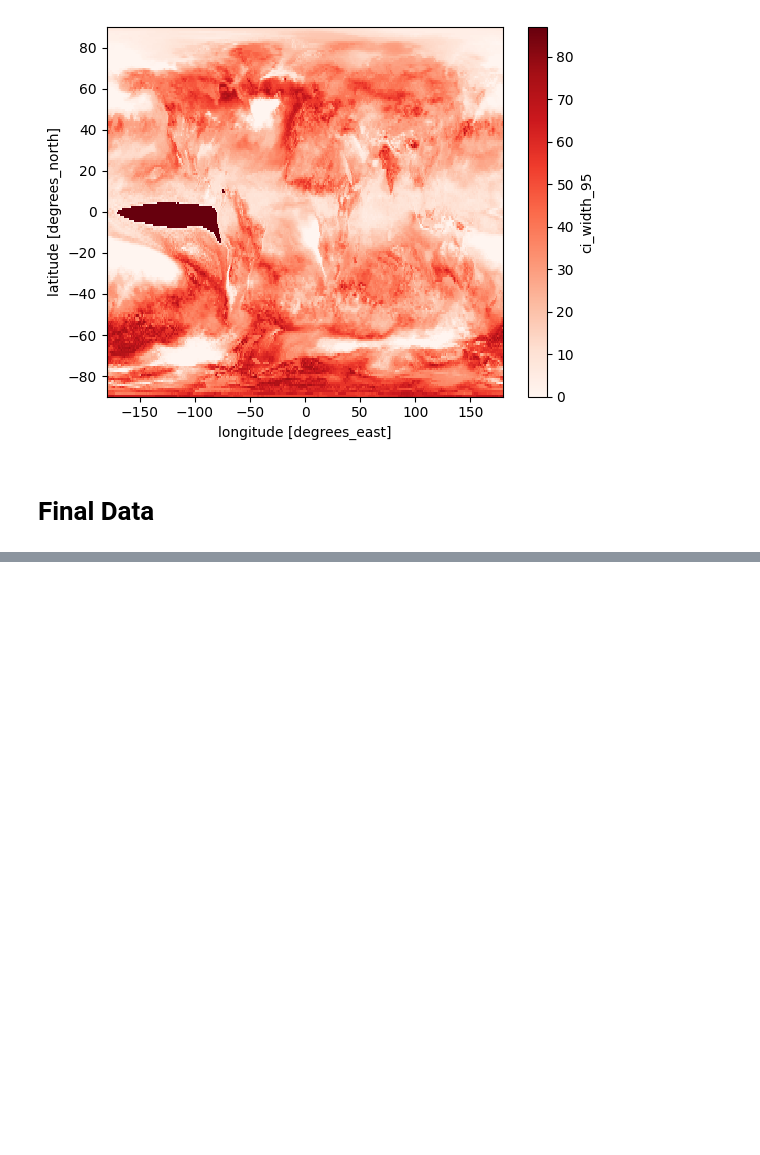
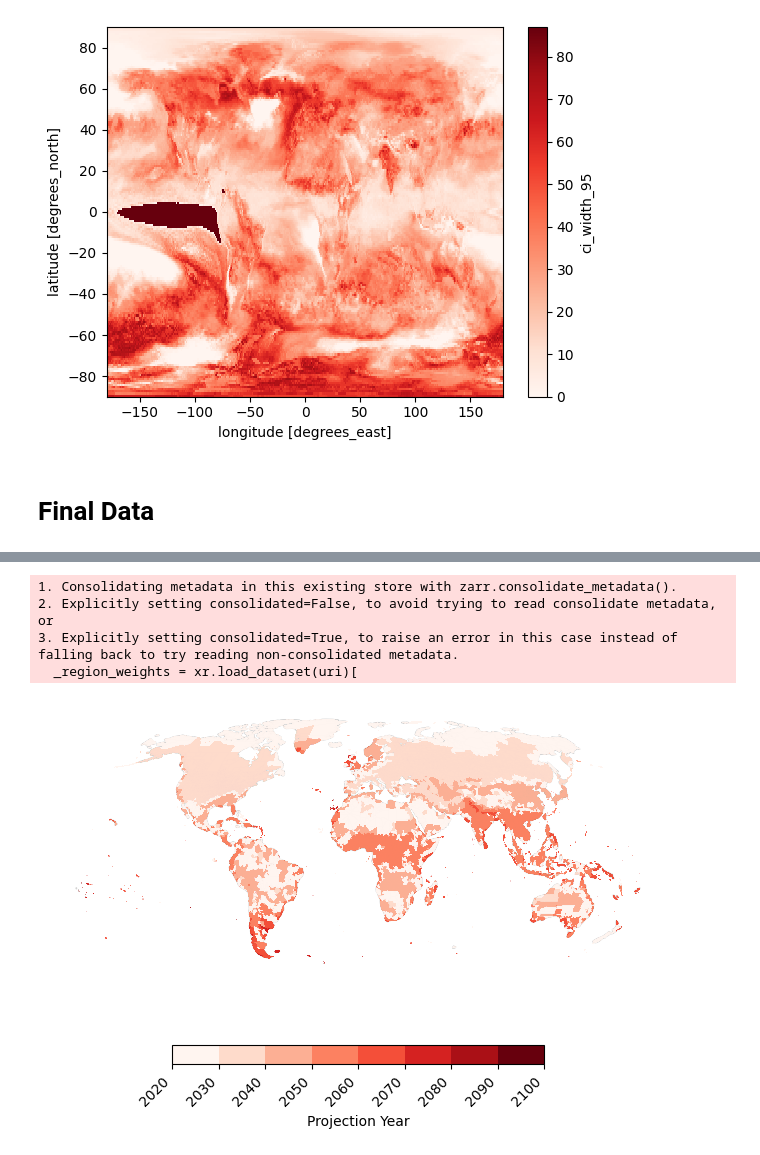
Before and after one commit to ClimateImpactLab/poreallas, a Jupyter notebook: analysis/a06_postcard_map.ipynb, the cells around one changed output, grey strips where cells are left out. Drawn from its saved outputs; the diff is of its cells as text; code cells hidden in the pictures; blank space fills up the shorter version.

```diff
--- a/analysis/a06_postcard_map.ipynb
+++ b/analysis/a06_postcard_map.ipynb
@@ -327,0 +418,15 @@ fig.savefig("2607_combined_spread_postcard", dpi=600, bbox_inches="tight")
+# %%
+ds2 = forecast['t2m']*0+1.5
+in_range = (ds2 >= decade_min) & (ds2 <= decade_max)
+below = ds2 < decade_min.min('decade')
+above = ds2 > decade_max.max('decade')
+
+mode_decade = in_range.where(in_range ==True).idxmin('decade').compute()
+
+da = xr.where(below, 2020, xr.where(above, 2110, mode_decade)).compute()
+data_ir = isku_utils.grid_to_ir(da)
+# %% [output]
+1. Consolidating metadata in this existing store with zarr.consolidate_metadata().
+2. Explicitly setting consolidated=False, to avoid trying to read consolidate metadata, or
+3. Explicitly setting consolidated=True, to raise an error in this case instead of falling back to try reading non-consolidated metadata.
+  _region_weights = xr.load_dataset(uri)[
@@ -327,0 +435,15 @@ fig.savefig("2607_combined_spread_postcard", dpi=600, bbox_inches="tight")
+# %%
+ax = analysis_utils.plot_single(
+    _polygons_postcard,
+    col='value',
+    cm = 'Reds',
+    vmin = 2020,
+    vmax = 2100,
+    cbar_label= 'Projection Year',
+    cbar_location='bottom'
+)
+
+fig = ax.get_figure()
+fig.savefig("2607_postcard_projection_15", dpi=600, bbox_inches="tight")
+# %% [output]
+[figure, added]
```
Also changed, not shown: parts of 26 cells of this notebook, 4 other files.
